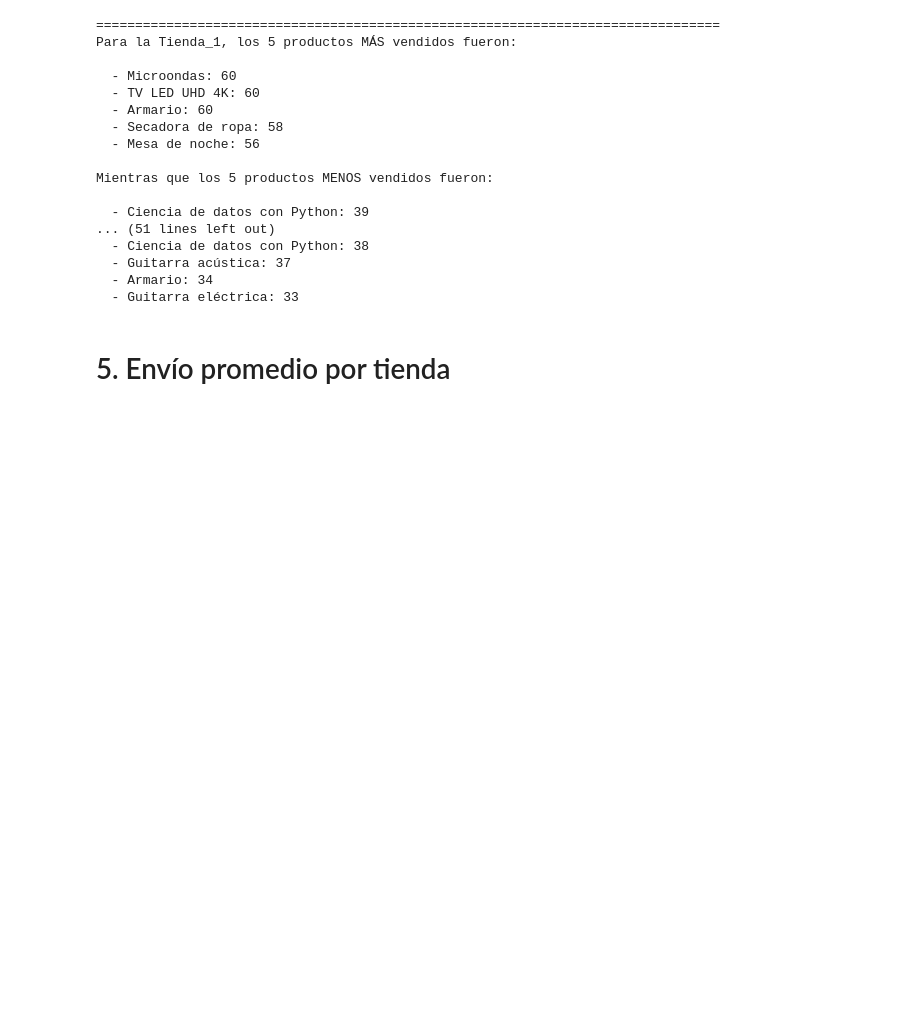
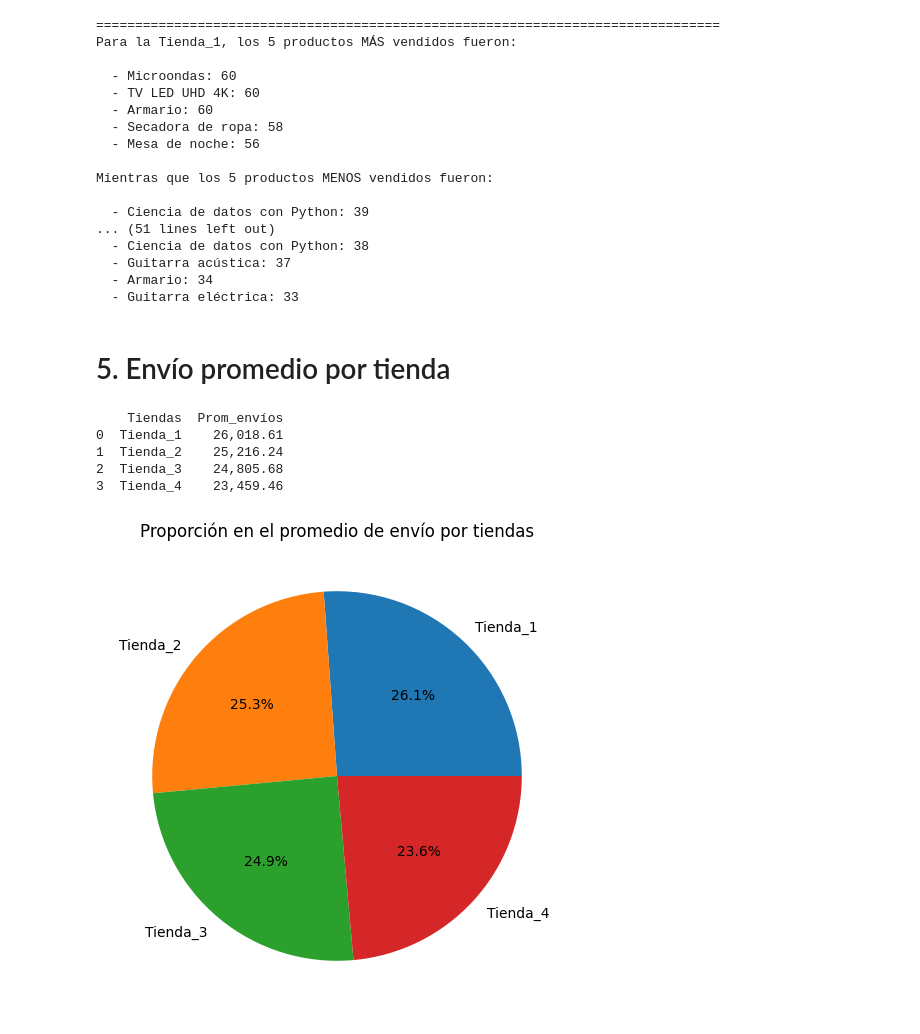
Before and after one commit to dvalderaa/Alura-Store_Latam, a Jupyter notebook: AluraStoreLatam.ipynb, the cells around one changed output. Drawn from its saved outputs; the diff is of its cells as text; code cells hidden in the pictures; blank space fills up the shorter version.

Commit message:
Calculo promedio de costos de envio por tienda

```diff
--- a/AluraStoreLatam.ipynb
+++ b/AluraStoreLatam.ipynb
@@ -283,3 +283,41 @@ Mientras que los 5 productos MENOS vendidos fueron:
   - Guitarra eléctrica: 33
 # %% [markdown]
 # 5. Envío promedio por tienda
+# %%
+# En este paso, debes calcular el costo de envío promedio para cada tienda. El objetivo es comprender cuánto se gasta, en promedio,
+# en el envío de cada tienda.  Sabiendo que el cliente paga el envío.
+
+tienda.head()
+
+envio_prom_t1 = tienda['Costo de envío'].mean()
+envio_prom_t2 = tienda2['Costo de envío'].mean()
+envio_prom_t3 = tienda3['Costo de envío'].mean()
+envio_prom_t4 = tienda4['Costo de envío'].mean()
+
+tiendas = ['Tienda_1','Tienda_2','Tienda_3','Tienda_4']
+envio_prom = [envio_prom_t1,envio_prom_t2,envio_prom_t3,envio_prom_t4]
+
+envio_prom_t = pd.DataFrame({
+    'Tiendas' : tiendas,
+    'Prom_envíos' : envio_prom
+})
+
+print(envio_prom_t.sort_values('Prom_envíos', ascending=False))
+# %% [output]
+    Tiendas  Prom_envíos
+0  Tienda_1    26,018.61
+1  Tienda_2    25,216.24
+2  Tienda_3    24,805.68
+3  Tienda_4    23,459.46
+# %%
+#Podemos representar la proporcionalidad de de los promedios a través de un grafico circular
+
+gr_envio_prom_t = envio_prom_t.set_index('Tiendas')['Prom_envíos'].plot(
+    kind='pie',
+    autopct='%1.1f%%',
+    title='Proporción en el promedio de envío por tiendas',
+    figsize = (6,6),
+    ylabel=''
+    )
+# %% [output]
+[figure, added]
```
Also changed, not shown: parts of 1 cell of this notebook.
